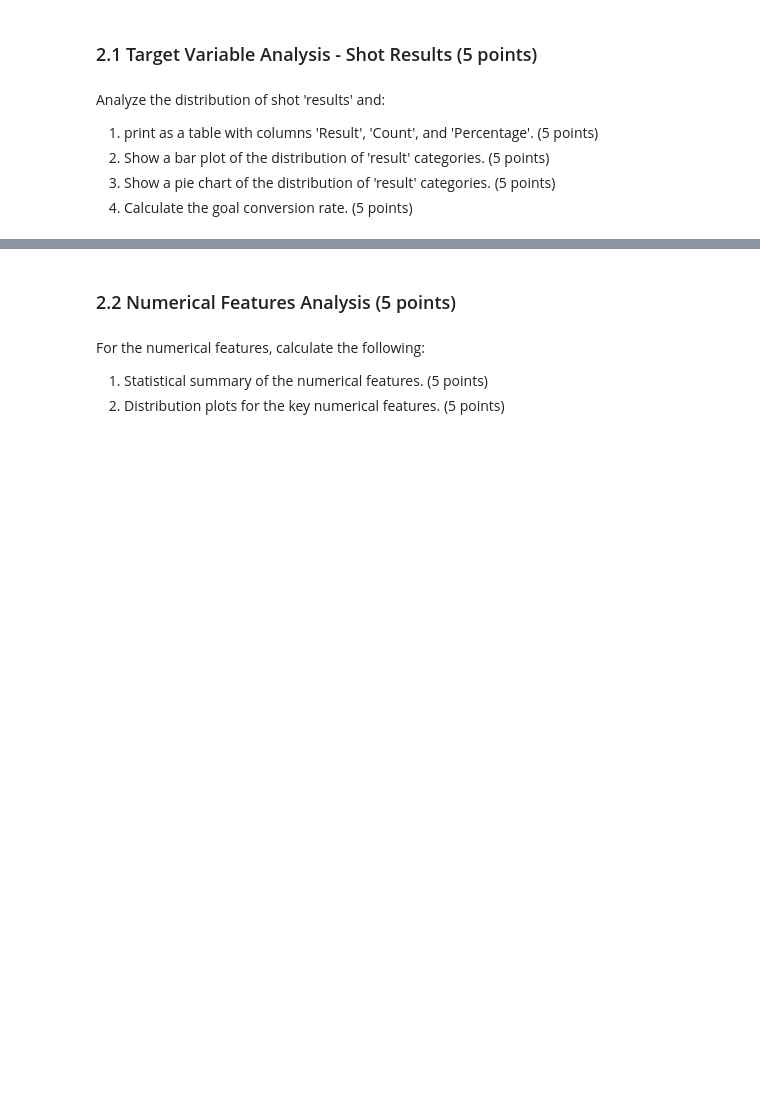
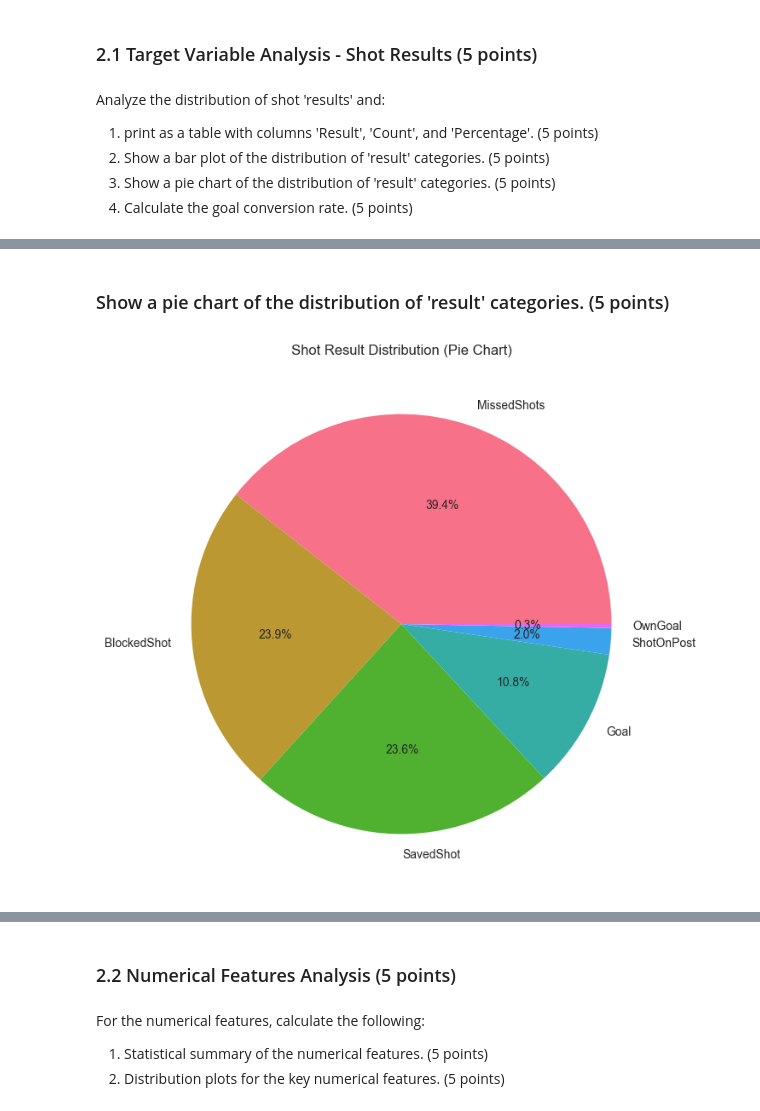
Before and after one commit to ChWasam/ds701_fa25_midterm_challenge_sports, a Jupyter notebook: LALIGA_Analysis_Challenge.ipynb, the cells around one changed output, grey strips where cells are left out. Saved outputs shown, nothing was run; the diff lists cells and outputs as text; code cells hidden in the pictures; blank space fills up the shorter version.

```diff
--- a/LALIGA_Analysis_Challenge.ipynb
+++ b/LALIGA_Analysis_Challenge.ipynb
@@ -196,0 +258,10 @@ Analyze the distribution of shot 'results' and:
+# %% [markdown]
+### Show a pie chart of the distribution of 'result' categories. (5 points)
+# %%
+result_counts = df['result'].value_counts()
+plt.figure(figsize=(8, 8))
+plt.pie(result_counts, labels=result_counts.index, autopct='%1.1f%%', colors=sns.color_palette('husl', len(result_counts)))
+plt.title('Shot Result Distribution (Pie Chart)')
+plt.show()
+# %% [output]
+[figure, added]
```
Also changed, not shown: parts of 76 cells of this notebook.
